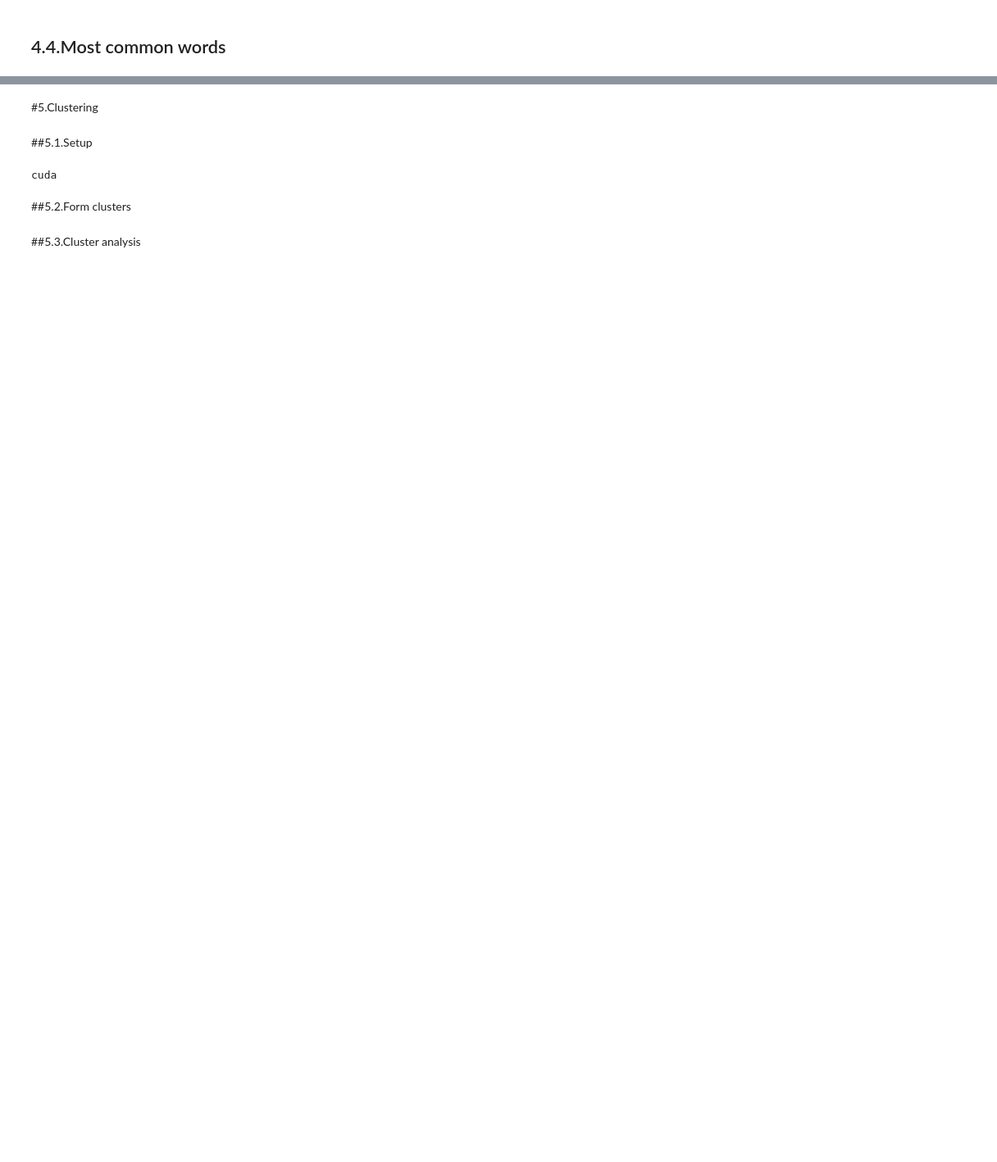
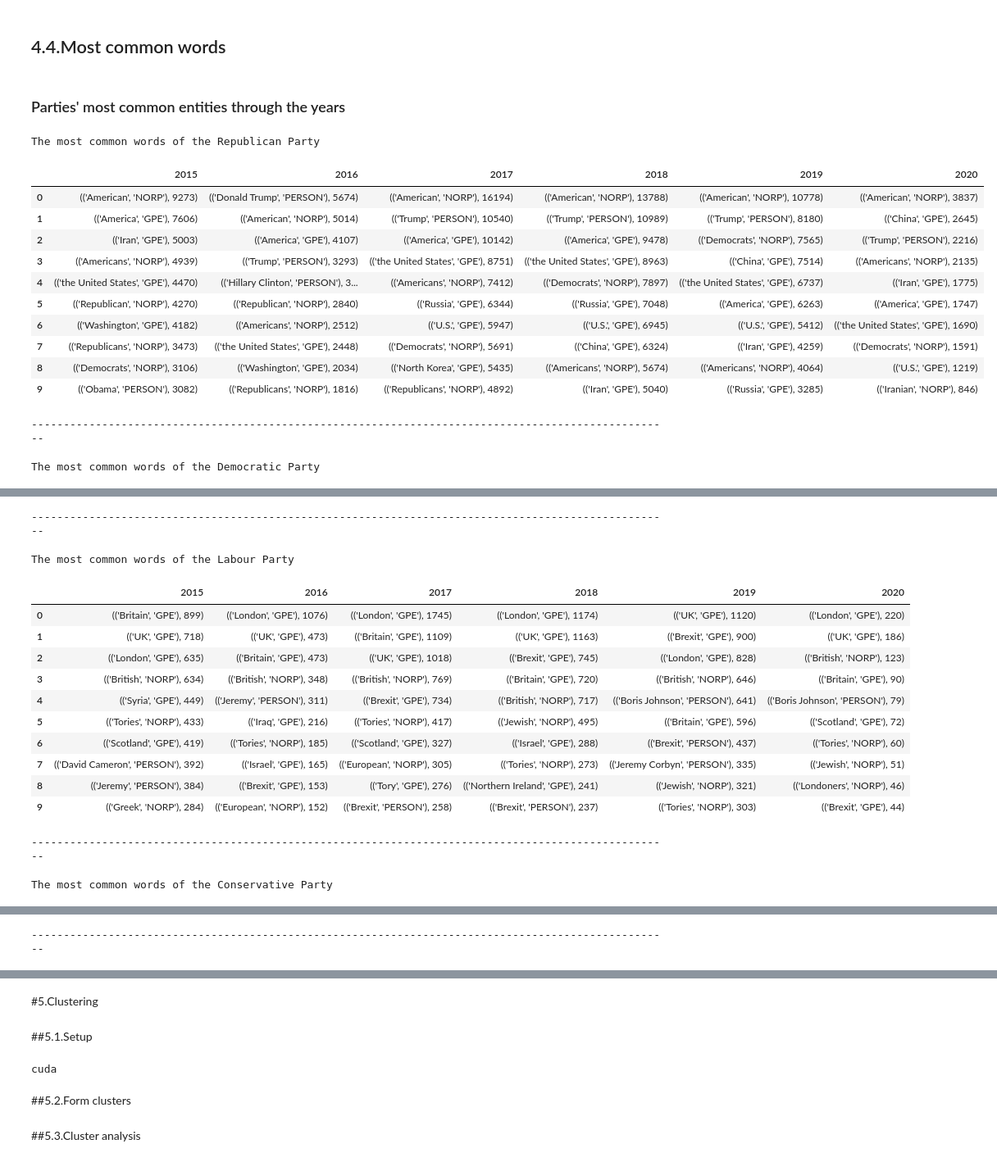
Before and after one commit to epfl-ada/ada-2021-project-acmu, a Jupyter notebook: project_notebook.ipynb, the cells around one changed output, grey strips where cells are left out. Shown at 82% size. Drawn from its saved outputs; the diff is of its cells as text; code cells hidden in the pictures; blank space fills up the shorter version.

```diff
--- a/project_notebook.ipynb
+++ b/project_notebook.ipynb
@@ -837,7 +828,10 @@ for i, year in enumerate(YEARS):
 ## 4.4.Most common words
 # %%
 # A list of entity types we deemed relevant for the analysis
-RELEVANT_ENTITIES = ['PERSON', 'NORP', 'GPE', 'EVENT', 'ORG', 'PRODUCT']
+RELEVANT_ENTITIES = ['EVENT', 'GPE', 'PERSON', 'NORP']
+
+# A list of parts of speech types we deemed relevant for the analysis
+RELEVANT_POSS = ['PROPN', 'VERB', 'NOUN']
 
 # A set of 4 parties which will be the main focus of our analyses
 US_UK_PARTIES = ['Republican Party', 'Democratic Party',
@@ -855,3 +847,12 @@ def select_quote_entities(quote, label, nlp):
     return relevant_tokens
+# %%
+def select_quote_pos(doc, poss, relevant_tokens, nlp):
+    """
+    Given a quote, select all its POS that match a given list of POS.
+    """
+    for token in doc:
+        if token.pos_ in poss:
+            relevant_tokens[token.pos_].append(token.text)
+    return relevant_tokens
 # %%
 def most_common_per_party(party, nlp, years=list(range(2015, 2021)),
@@ -881 +952,3 @@ def most_common_per_party(party, nlp, years=list(range(2015, 2021)),
+# %% [markdown]
+### Parties' most common entities through the years
 # %%
@@ -890,0 +970,19 @@ with open('/content/drive/MyDrive/statseee.pickle', 'wb') as outputfile:
+# %%
+for party in US_UK_PARTIES:
+    words_through_years(party, RELEVANT_ENTITIES, stats_by_party, 10)
+    print('-' * 100)
+# %% [output]
+The most common words of the Republican Party
+|  | 2015 | 2016 | 2017 | 2018 | 2019 | 2020 |
+| 0 | (('American', 'NORP'), 9273) | (('Donald Trump', 'PERSON'), 5674) | (('American', 'NORP'), 16194) | (('American', 'NORP'), 13788) | (('American', 'NORP'), 10778) | (('American', 'NORP'), 3837) |
+| 1 | (('America', 'GPE'), 7606) | (('American', 'NORP'), 5014) | (('Trump', 'PERSON'), 10540) | (('Trump', 'PERSON'), 10989) | (('Trump', 'PERSON'), 8180) | (('China', 'GPE'), 2645) |
+| 2 | (('Iran', 'GPE'), 5003) | (('America', 'GPE'), 4107) | (('America', 'GPE'), 10142) | (('America', 'GPE'), 9478) | (('Democrats', 'NORP'), 7565) | (('Trump', 'PERSON'), 2216) |
+| 3 | (('Americans', 'NORP'), 4939) | (('Trump', 'PERSON'), 3293) | (('the United States', 'GPE'), 8751) | (('the United States', 'GPE'), 8963) | (('China', 'GPE'), 7514) | (('Americans', 'NORP'), 2135) |
+| 4 | (('the United States', 'GPE'), 4470) | (('Hillary Clinton', 'PERSON'), 3... | (('Americans', 'NORP'), 7412) | (('Democrats', 'NORP'), 7897) | (('the United States', 'GPE'), 6737) | (('Iran', 'GPE'), 1775) |
+| 5 | (('Republican', 'NORP'), 4270) | (('Republican', 'NORP'), 2840) | (('Russia', 'GPE'), 6344) | (('Russia', 'GPE'), 7048) | (('America', 'GPE'), 6263) | (('America', 'GPE'), 1747) |
+| 6 | (('Washington', 'GPE'), 4182) | (('Americans', 'NORP'), 2512) | (('U.S.', 'GPE'), 5947) | (('U.S.', 'GPE'), 6945) | (('U.S.', 'GPE'), 5412) | (('the United States', 'GPE'), 1690) |
+| 7 | (('Republicans', 'NORP'), 3473) | (('the United States', 'GPE'), 2448) | (('Democrats', 'NORP'), 5691) | (('China', 'GPE'), 6324) | (('Iran', 'GPE'), 4259) | (('Democrats', 'NORP'), 1591) |
+| 8 | (('Democrats', 'NORP'), 3106) | (('Washington', 'GPE'), 2034) | (('North Korea', 'GPE'), 5435) | (('Americans', 'NORP'), 5674) | (('Americans', 'NORP'), 4064) | (('U.S.', 'GPE'), 1219) |
+| 9 | (('Obama', 'PERSON'), 3082) | (('Republicans', 'NORP'), 1816) | (('Republicans', 'NORP'), 4892) | (('Iran', 'GPE'), 5040) | (('Russia', 'GPE'), 3285) | (('Iranian', 'NORP'), 846) |
+----------------------------------------------------------------------------------------------------
+The most common words of the Democratic Party
@@ -890,0 +1000,15 @@ with open('/content/drive/MyDrive/statseee.pickle', 'wb') as outputfile:
+----------------------------------------------------------------------------------------------------
+The most common words of the Labour Party
+|  | 2015 | 2016 | 2017 | 2018 | 2019 | 2020 |
+| 0 | (('Britain', 'GPE'), 899) | (('London', 'GPE'), 1076) | (('London', 'GPE'), 1745) | (('London', 'GPE'), 1174) | (('UK', 'GPE'), 1120) | (('London', 'GPE'), 220) |
+| 1 | (('UK', 'GPE'), 718) | (('UK', 'GPE'), 473) | (('Britain', 'GPE'), 1109) | (('UK', 'GPE'), 1163) | (('Brexit', 'GPE'), 900) | (('UK', 'GPE'), 186) |
+| 2 | (('London', 'GPE'), 635) | (('Britain', 'GPE'), 473) | (('UK', 'GPE'), 1018) | (('Brexit', 'GPE'), 745) | (('London', 'GPE'), 828) | (('British', 'NORP'), 123) |
+| 3 | (('British', 'NORP'), 634) | (('British', 'NORP'), 348) | (('British', 'NORP'), 769) | (('Britain', 'GPE'), 720) | (('British', 'NORP'), 646) | (('Britain', 'GPE'), 90) |
+| 4 | (('Syria', 'GPE'), 449) | (('Jeremy', 'PERSON'), 311) | (('Brexit', 'GPE'), 734) | (('British', 'NORP'), 717) | (('Boris Johnson', 'PERSON'), 641) | (('Boris Johnson', 'PERSON'), 79) |
+| 5 | (('Tories', 'NORP'), 433) | (('Iraq', 'GPE'), 216) | (('Tories', 'NORP'), 417) | (('Jewish', 'NORP'), 495) | (('Britain', 'GPE'), 596) | (('Scotland', 'GPE'), 72) |
+| 6 | (('Scotland', 'GPE'), 419) | (('Tories', 'NORP'), 185) | (('Scotland', 'GPE'), 327) | (('Israel', 'GPE'), 288) | (('Brexit', 'PERSON'), 437) | (('Tories', 'NORP'), 60) |
+| 7 | (('David Cameron', 'PERSON'), 392) | (('Israel', 'GPE'), 165) | (('European', 'NORP'), 305) | (('Tories', 'NORP'), 273) | (('Jeremy Corbyn', 'PERSON'), 335) | (('Jewish', 'NORP'), 51) |
+| 8 | (('Jeremy', 'PERSON'), 384) | (('Brexit', 'GPE'), 153) | (('Tory', 'GPE'), 276) | (('Northern Ireland', 'GPE'), 241) | (('Jewish', 'NORP'), 321) | (('Londoners', 'NORP'), 46) |
+| 9 | (('Greek', 'NORP'), 284) | (('European', 'NORP'), 152) | (('Brexit', 'PERSON'), 258) | (('Brexit', 'PERSON'), 237) | (('Tories', 'NORP'), 303) | (('Brexit', 'GPE'), 44) |
+----------------------------------------------------------------------------------------------------
+The most common words of the Conservative Party
@@ -890,0 +1026 @@ with open('/content/drive/MyDrive/statseee.pickle', 'wb') as outputfile:
+----------------------------------------------------------------------------------------------------
```
Also changed, not shown: parts of 22 cells of this notebook.
